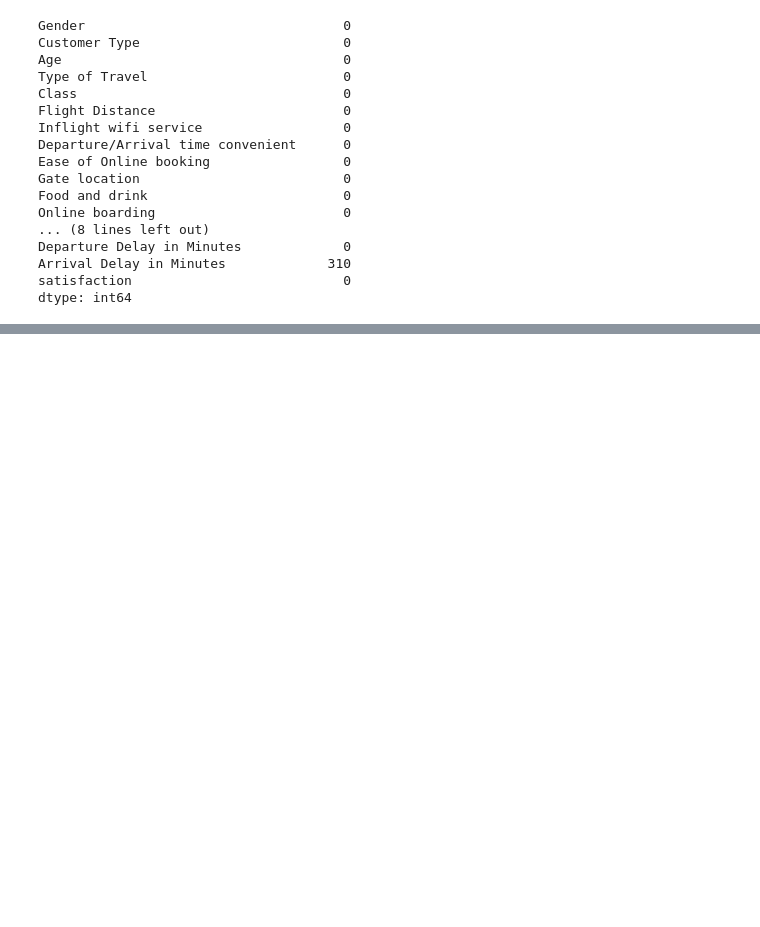
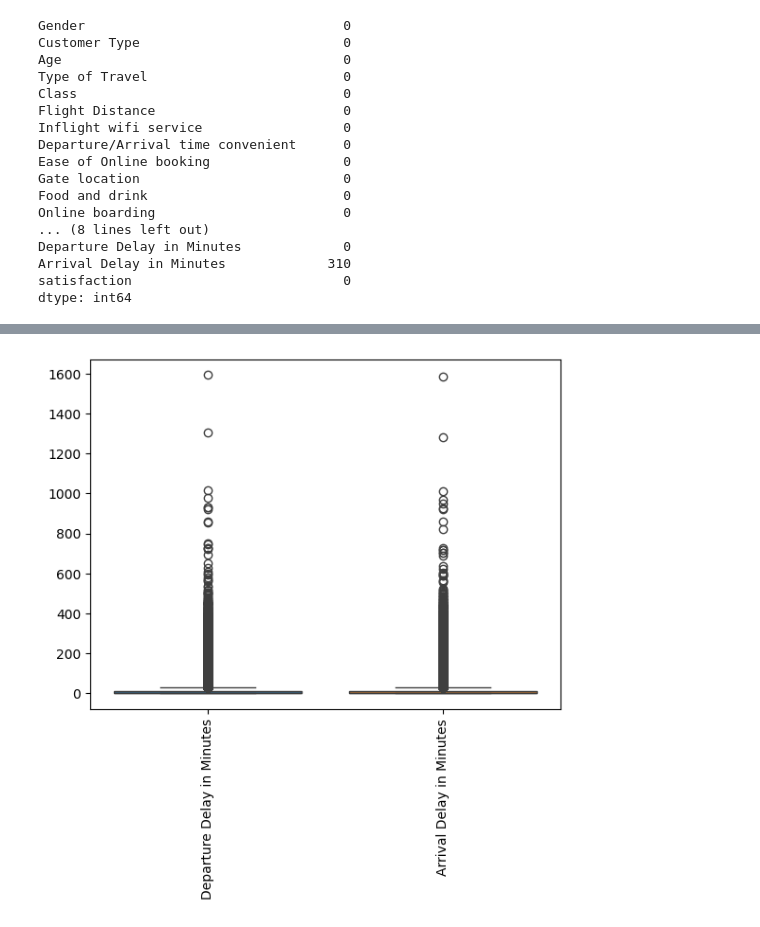
Before and after one commit to mingos25/Data-Science-Project, a Jupyter notebook: ds-project.ipynb, the cells around one changed output, grey strips where cells are left out. Cells and saved outputs as stored; diff of their text form; code cells hidden in the pictures; blank space fills up the shorter version.

```diff
--- a/ds-project.ipynb
+++ b/ds-project.ipynb
@@ -152,0 +299,9 @@ dtype: int64
+# %%
+df_train_feat_clean_subset = df_train_feat_clean.loc[: , ["Departure Delay in Minutes", "Arrival Delay in Minutes"]]
+sns.boxplot(data=df_train_feat_clean_subset)
+
+plt.xticks(rotation=90)
+
+plt.show()
+# %% [output]
+[figure, added]
```
Also changed, not shown: parts of 26 cells of this notebook.
